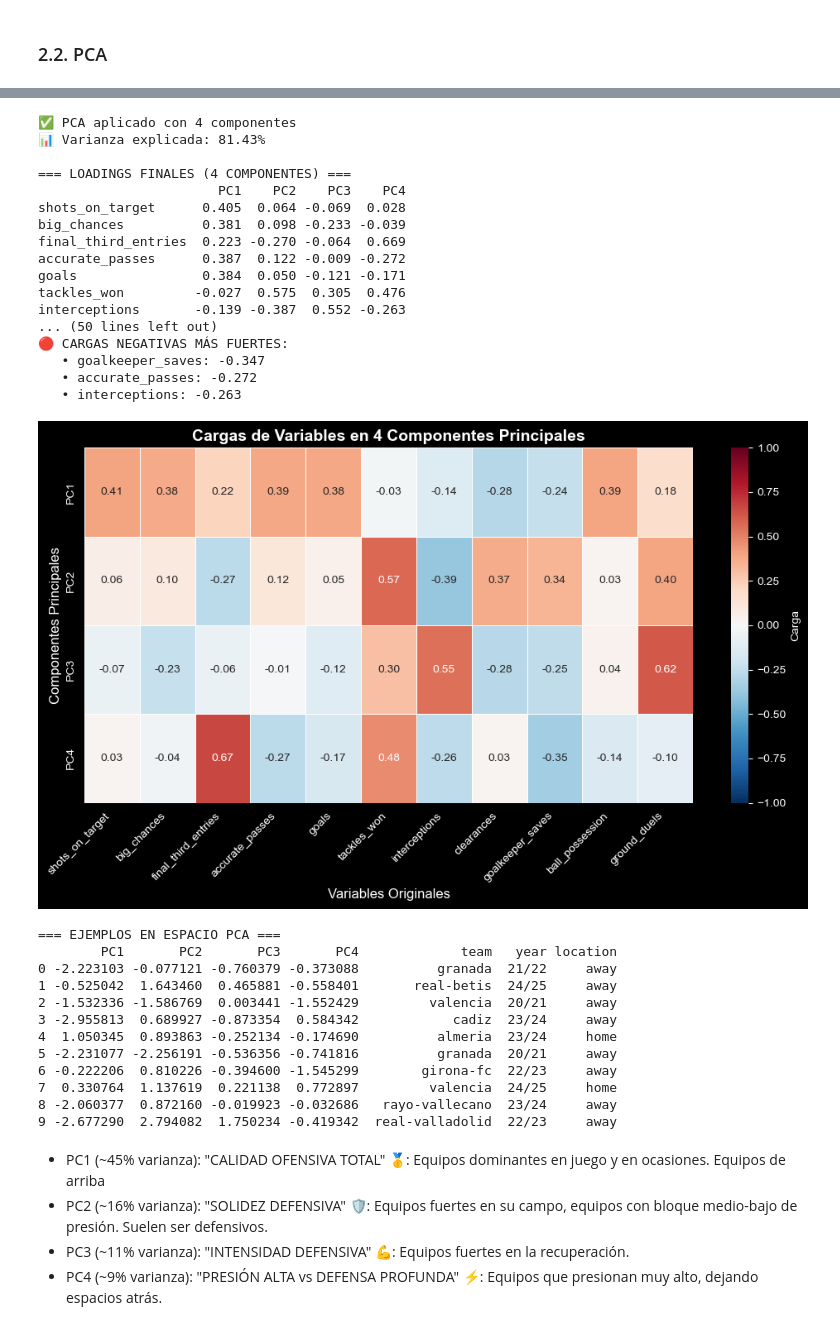
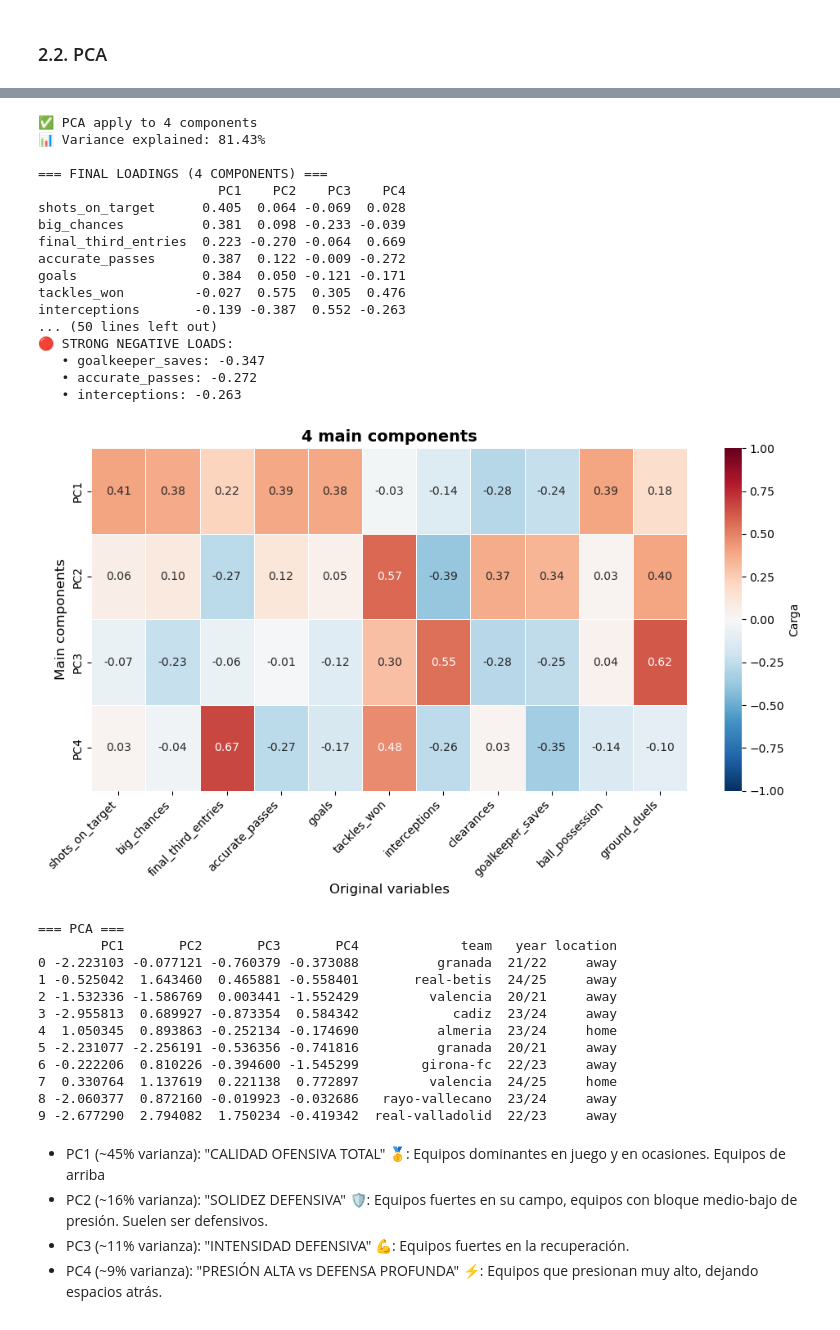
Before and after one commit to rodrigobg1304/LaLiga_Clustering, a Jupyter notebook: Clustering_teams.ipynb, the cells around one changed output, grey strips where cells are left out. Cells and saved outputs as stored; diff of their text form; code cells hidden in the pictures.

```diff
--- a/Clustering_teams.ipynb
+++ b/Clustering_teams.ipynb
@@ -106,7 +122,7 @@ def rename_columns(df: DataFrame, rename_dict: dict) -> DataFrame:
 # %% [markdown]
 Load the object in order to create the spark session, **remember** to open your sql connection before loading it.
 # %%
-spark_obj = mySpark()
+spark_obj = MySpark()
 spark_t = spark_obj.create_session()
 
 df = spark_obj.load_spark_data(my_spark_obj=spark_t)
@@ -166,6 +180,11 @@ df.select("homeValue", "awayValue", "homeTotal", "awayTotal").describe().show(tr
 ### 1.3. General functions
 # %%
 def trim_all_strings(df):
+    """
+    Trim all the strings collected from the database in order to avoid spaces problems.
+    :param df: PySpark dataframe
+    :return: PySpark dataframe formatted
+    """
     return df.select([
         F.trim(F.col(c)).alias(c) if isinstance(df.schema[c].dataType, StringType)
         else F.col(c)
@@ -924,93 +987,87 @@ Opción completa: 7 componentes (95% varianza)
 # %%
-# Aplicar PCA final con 4 componentes
 n_components_final = 4
 
 pca_final = PCA(n_components=n_components_final)
 X_pca = pca_final.fit_transform(df_scaled[final_features])
 
-# Crear DataFrame con los componentes
 df_pca = pd.DataFrame(
     X_pca,
     columns=[f'PC{i+1}' for i in range(n_components_final)]
 )
 
-# Añadir información de identificación
 df_pca['team'] = df_scaled['team'].values
 df_pca['year'] = df_scaled['year'].values
 df_pca['location'] = df_scaled['location'].values
 
-print(f"✅ PCA aplicado con {n_components_final} componentes")
-print(f"📊 Varianza explicada: {pca_final.explained_variance_ratio_.sum()*100:.2f}%")
+print(f"✅ PCA apply to {n_components_final} components")
+print(f"📊 Variance explained: {pca_final.explained_variance_ratio_.sum()*100:.2f}%")
 
-# Mostrar loadings de los 4 componentes
 loadings_final = pd.DataFrame(
     pca_final.components_.T,
     columns=[f'PC{i+1}' for i in range(n_components_final)],
     index=final_features
 )
 
-print("\n=== LOADINGS FINALES (4 COMPONENTES) ===")
+print("\n=== FINAL LOADINGS (4 COMPONENTS) ===")
 print(loadings_final.round(3))
 
-# Interpretar cada componente
-print("\n=== INTERPRETACIÓN DE LOS 4 COMPONENTES PRINCIPALES ===")
+print("\n=== INTERPRETATION OF 4 MAIN COMPONENTS ===")
 for i in range(n_components_final):
     print(f"\n{'='*80}")
-    print(f"PC{i+1} - Varianza explicada: {pca_final.explained_variance_ratio_[i]*100:.2f}%")
+    print(f"PC{i+1} - Variance explained: {pca_final.explained_variance_ratio_[i]*100:.2f}%")
     print('='*80)
 
-    # Top 3 cargas positivas
+    # Top 3 positive
     top_pos = loadings_final[f'PC{i+1}'].nlargest(3)
-    print("🔵 CARGAS POSITIVAS MÁS FUERTES:")
+    print("🔵 STRONG POSITIVE LOADS:")
     for var, val in top_pos.items():
         print(f"   • {var}: {val:.3f}")
 
-    # Top 3 cargas negativas
+    # Top 3 negative
     top_neg = loadings_final[f'PC{i+1}'].nsmallest(3)
-    print("🔴 CARGAS NEGATIVAS MÁS FUERTES:")
+    print("🔴 STRONG NEGATIVE LOADS:")
     for var, val in top_neg.items():
         print(f"   • {var}: {val:.3f}")
 
-# Heatmap de loadings
+# Heatmap loadings
 plt.figure(figsize=(10, 6))
 sns.heatmap(loadings_final.T,
             annot=True,
             fmt='.2f',
             cmap='RdBu_r',
             center=0,
             cbar_kws={'label': 'Carga'},
             linewidths=0.5,
             vmin=-1, vmax=1)
-plt.title('Cargas de Variables en 4 Componentes Principales', fontsize=14, fontweight='bold')
-plt.xlabel('Variables Originales', fontsize=12)
-plt.ylabel('Componentes Principales', fontsize=12)
+plt.title('4 main components', fontsize=14, fontweight='bold')
+plt.xlabel('Original variables', fontsize=12)
+plt.ylabel('Main components', fontsize=12)
 plt.xticks(rotation=45, ha='right')
 plt.tight_layout()
 plt.show()
 
-# Ver ejemplos de equipos en el espacio PCA
-print("\n=== EJEMPLOS EN ESPACIO PCA ===")
+print("\n=== PCA ===")
 print(df_pca.head(10))
 # %% [output]
-✅ PCA aplicado con 4 componentes
-📊 Varianza explicada: 81.43%
+✅ PCA apply to 4 components
+📊 Variance explained: 81.43%
 
-=== LOADINGS FINALES (4 COMPONENTES) ===
+=== FINAL LOADINGS (4 COMPONENTS) ===
                        PC1    PC2    PC3    PC4
 shots_on_target      0.405  0.064 -0.069  0.028
 big_chances          0.381  0.098 -0.233 -0.039
 final_third_entries  0.223 -0.270 -0.064  0.669
 accurate_passes      0.387  0.122 -0.009 -0.272
 goals                0.384  0.050 -0.121 -0.171
 tackles_won         -0.027  0.575  0.305  0.476
 interceptions       -0.139 -0.387  0.552 -0.263
 ... (50 lines left out)
-🔴 CARGAS NEGATIVAS MÁS FUERTES:
+🔴 STRONG NEGATIVE LOADS:
    • goalkeeper_saves: -0.347
    • accurate_passes: -0.272
    • interceptions: -0.263
-[figure, old version]
+[figure, new version]
-=== EJEMPLOS EN ESPACIO PCA ===
+=== PCA ===
         PC1       PC2       PC3       PC4             team   year location
 0 -2.223103 -0.077121 -0.760379 -0.373088          granada  21/22     away
 1 -0.525042  1.643460  0.465881 -0.558401       real-betis  24/25     away
```
Also changed, not shown: parts of 29 cells of this notebook.
